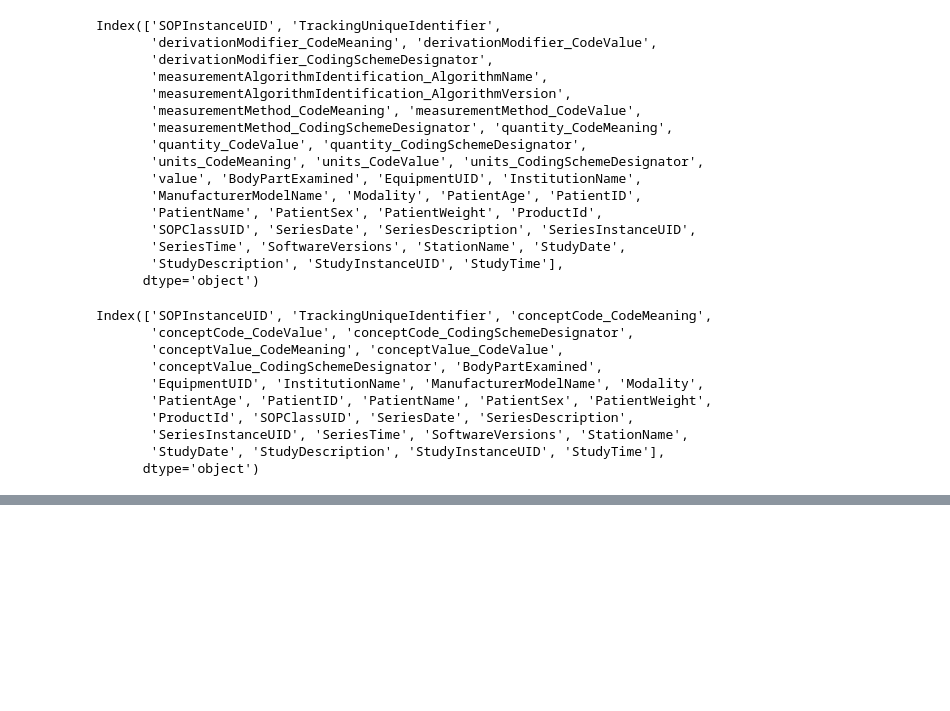
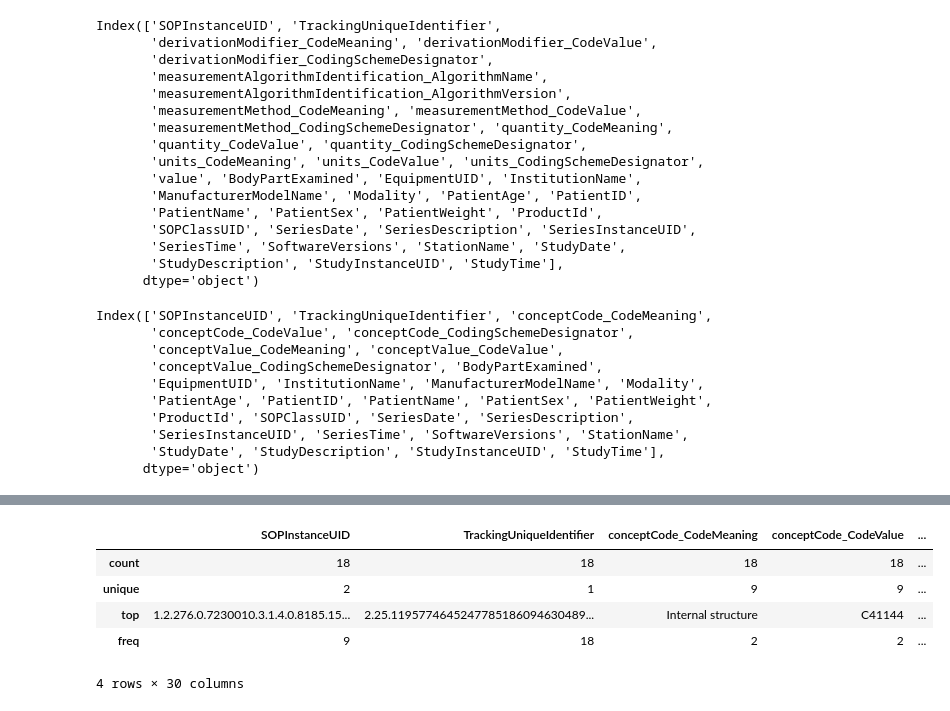
Before and after one commit to QIICR/lidc2dicom, a Jupyter notebook: notebooks/metadata_verification.ipynb, the cells around one changed output, grey strips where cells are left out. Saved outputs shown, nothing was run; the diff lists cells and outputs as text; code cells hidden in the pictures; blank space fills up the shorter version.

```diff
--- a/notebooks/metadata_verification.ipynb
+++ b/notebooks/metadata_verification.ipynb
@@ -917,0 +970,9 @@ Index(['SOPInstanceUID', 'TrackingUniqueIdentifier', 'conceptCode_CodeMeaning',
+# %%
+qualitativeWithContext[qualitativeWithContext["PatientID"]=="LIDC-IDRI-0127"].describe()
+# %% [output]
+|  | SOPInstanceUID | TrackingUniqueIdentifier | conceptCode_CodeMeaning | conceptCode_CodeValue | ... |
+| count | 18 | 18 | 18 | 18 | ... |
+| unique | 2 | 1 | 9 | 9 | ... |
+| top | 1.2.276.0.7230010.3.1.4.0.8185.15... | 2.25.1195774645247785186094630489... | Internal structure | C41144 | ... |
+| freq | 9 | 18 | 2 | 2 | ... |
+4 rows × 30 columns
```
Also changed, not shown: parts of 23 cells of this notebook.
